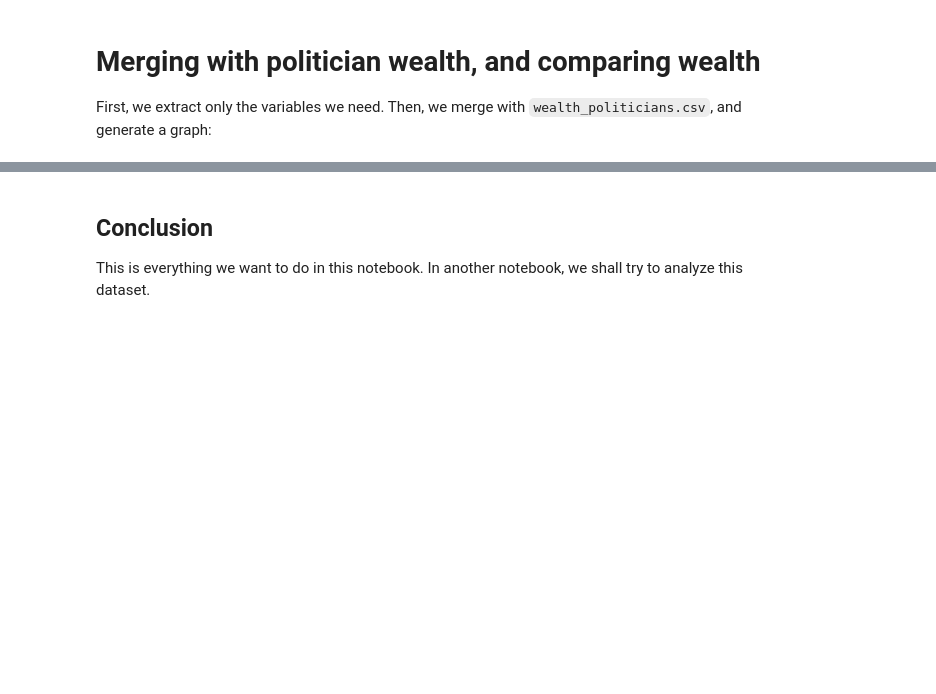
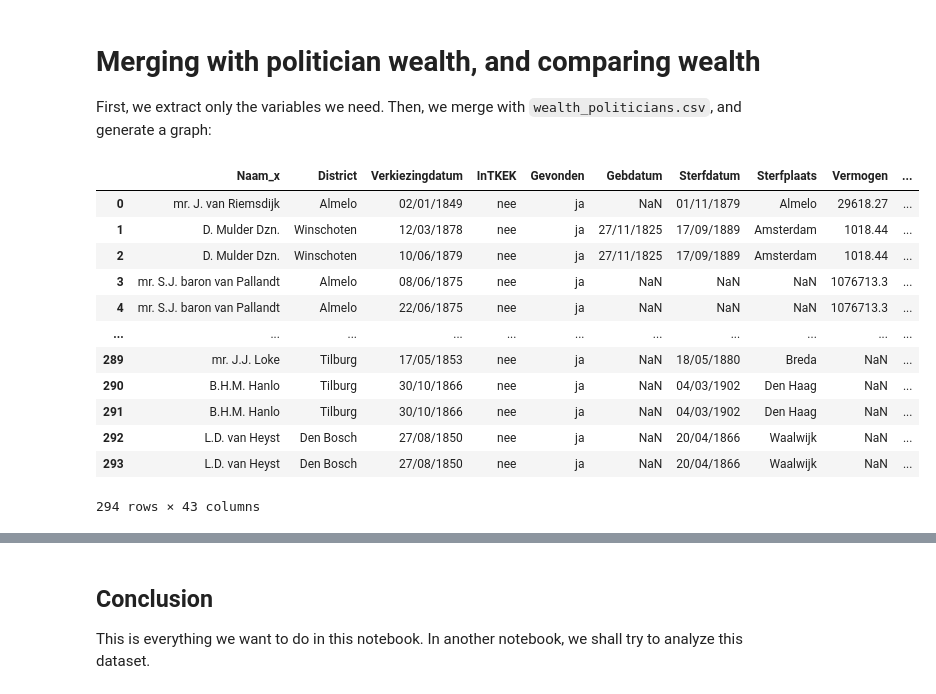
Before and after one commit to basm92/Polrents, a Jupyter notebook: Code/data_to_analysis_matched.ipynb, the cells around one changed output, grey strips where cells are left out. Cells and saved outputs as stored; diff of their text form; code cells hidden in the pictures; blank space fills up the shorter version.

Commit message:
add deflated matched file

```diff
--- a/Code/data_to_analysis_matched.ipynb
+++ b/Code/data_to_analysis_matched.ipynb
@@ -295,6 +295,22 @@ matches_with_politicians[['Naam_y', 'Verkiezingdatum', 'matched b1-nummer','acht
 # Merging with politician wealth, and comparing wealth
 
 First, we extract only the variables we need. Then, we merge with `wealth_politicians.csv`, and generate a graph:
+# %%
+matches_with_politicians
+# %% [output]
+|  | Naam_x | District | Verkiezingdatum | InTKEK | Gevonden | Gebdatum | Sterfdatum | Sterfplaats | Vermogen | ... |
+| 0 | mr. J. van Riemsdijk | Almelo | 02/01/1849 | nee | ja | NaN | 01/11/1879 | Almelo | 29618.27 | ... |
+| 1 | D. Mulder Dzn. | Winschoten | 12/03/1878 | nee | ja | 27/11/1825 | 17/09/1889 | Amsterdam | 1018.44 | ... |
+| 2 | D. Mulder Dzn. | Winschoten | 10/06/1879 | nee | ja | 27/11/1825 | 17/09/1889 | Amsterdam | 1018.44 | ... |
+| 3 | mr. S.J. baron van Pallandt | Almelo | 08/06/1875 | nee | ja | NaN | NaN | NaN | 1076713.3 | ... |
+| 4 | mr. S.J. baron van Pallandt | Almelo | 22/06/1875 | nee | ja | NaN | NaN | NaN | 1076713.3 | ... |
+| ... | ... | ... | ... | ... | ... | ... | ... | ... | ... | ... |
+| 289 | mr. J.J. Loke | Tilburg | 17/05/1853 | nee | ja | NaN | 18/05/1880 | Breda | NaN | ... |
+| 290 | B.H.M. Hanlo | Tilburg | 30/10/1866 | nee | ja | NaN | 04/03/1902 | Den Haag | NaN | ... |
+| 291 | B.H.M. Hanlo | Tilburg | 30/10/1866 | nee | ja | NaN | 04/03/1902 | Den Haag | NaN | ... |
+| 292 | L.D. van Heyst | Den Bosch | 27/08/1850 | nee | ja | NaN | 20/04/1866 | Waalwijk | NaN | ... |
+| 293 | L.D. van Heyst | Den Bosch | 27/08/1850 | nee | ja | NaN | 20/04/1866 | Waalwijk | NaN | ... |
+294 rows × 43 columns
 # %%
 pd.set_option('display.max_rows', 15)
 
```
Also changed, not shown: parts of 8 cells of this notebook, 1 other file.
